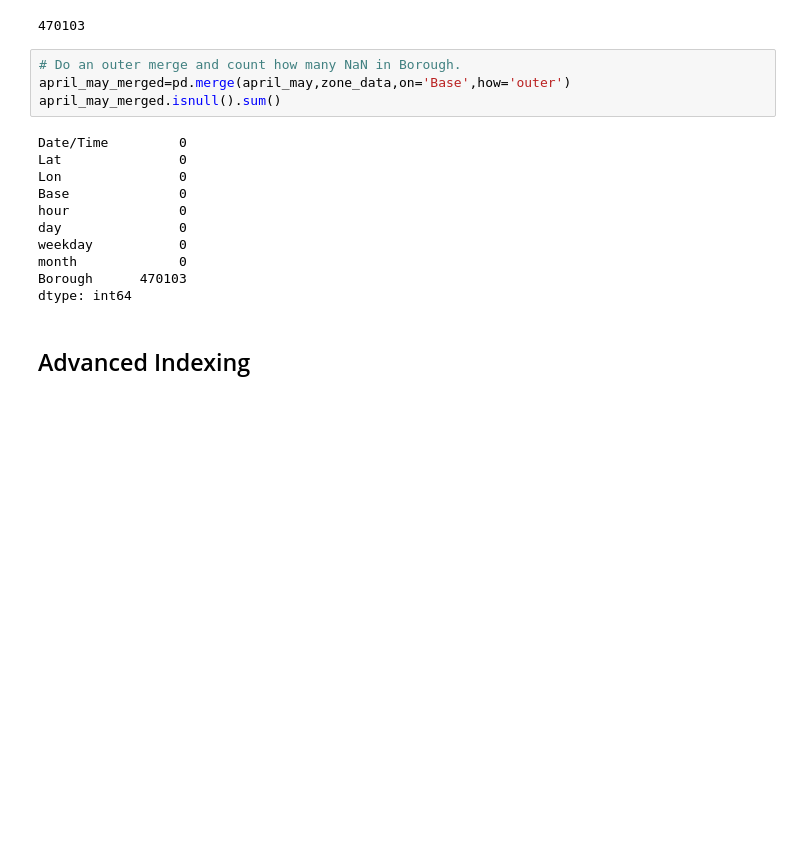
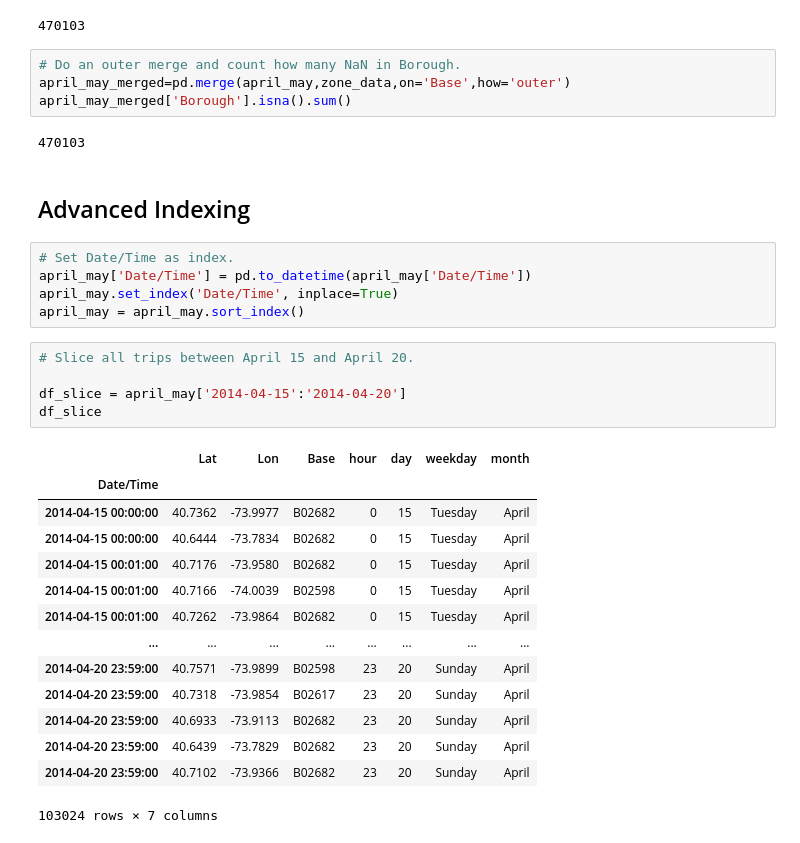
Before and after one commit to Ambily313/Uber-NYC-Trip-Analysis, a Jupyter notebook: ubernyc.ipynb, the cells around one changed output. Cells and saved outputs as stored; diff of their text form; blank space fills up the shorter version.

```diff
--- a/ubernyc.ipynb
+++ b/ubernyc.ipynb
@@ -246,17 +247,33 @@ left_join['Borough'].isnull().sum()
 # %%
 # Do an outer merge and count how many NaN in Borough.
 april_may_merged=pd.merge(april_may,zone_data,on='Base',how='outer')
-april_may_merged.isnull().sum()
+april_may_merged['Borough'].isna().sum()
 # %% [output]
-Date/Time         0
-Lat               0
-Lon               0
-Base              0
-hour              0
-day               0
-weekday           0
-month             0
-Borough      470103
-dtype: int64
+470103
 # %% [markdown]
 ## Advanced Indexing
+# %%
+# Set Date/Time as index.
+april_may['Date/Time'] = pd.to_datetime(april_may['Date/Time'])
+april_may.set_index('Date/Time', inplace=True)
+april_may = april_may.sort_index()
+# %%
+# Slice all trips between April 15 and April 20.
+
+df_slice = april_may['2014-04-15':'2014-04-20']
+df_slice
+# %% [output]
+|  | Lat | Lon | Base | hour | day | weekday | month |
+| Date/Time |  |  |  |  |  |  |  |
+| 2014-04-15 00:00:00 | 40.7362 | -73.9977 | B02682 | 0 | 15 | Tuesday | April |
+| 2014-04-15 00:00:00 | 40.6444 | -73.7834 | B02682 | 0 | 15 | Tuesday | April |
+| 2014-04-15 00:01:00 | 40.7176 | -73.9580 | B02682 | 0 | 15 | Tuesday | April |
+| 2014-04-15 00:01:00 | 40.7166 | -74.0039 | B02598 | 0 | 15 | Tuesday | April |
+| 2014-04-15 00:01:00 | 40.7262 | -73.9864 | B02682 | 0 | 15 | Tuesday | April |
+| ... | ... | ... | ... | ... | ... | ... | ... |
+| 2014-04-20 23:59:00 | 40.7571 | -73.9899 | B02598 | 23 | 20 | Sunday | April |
+| 2014-04-20 23:59:00 | 40.7318 | -73.9854 | B02617 | 23 | 20 | Sunday | April |
+| 2014-04-20 23:59:00 | 40.6933 | -73.9113 | B02682 | 23 | 20 | Sunday | April |
+| 2014-04-20 23:59:00 | 40.6439 | -73.7829 | B02682 | 23 | 20 | Sunday | April |
+| 2014-04-20 23:59:00 | 40.7102 | -73.9366 | B02682 | 23 | 20 | Sunday | April |
+103024 rows × 7 columns
```
Also changed, not shown: parts of 16 cells of this notebook.
